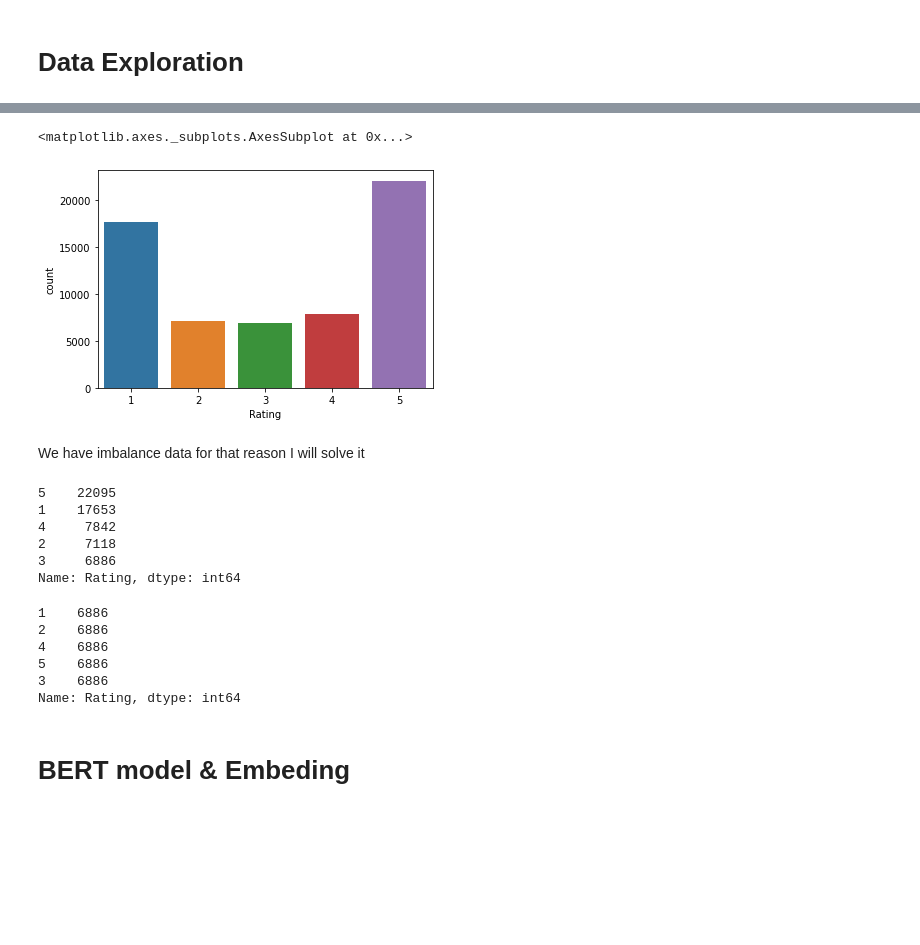
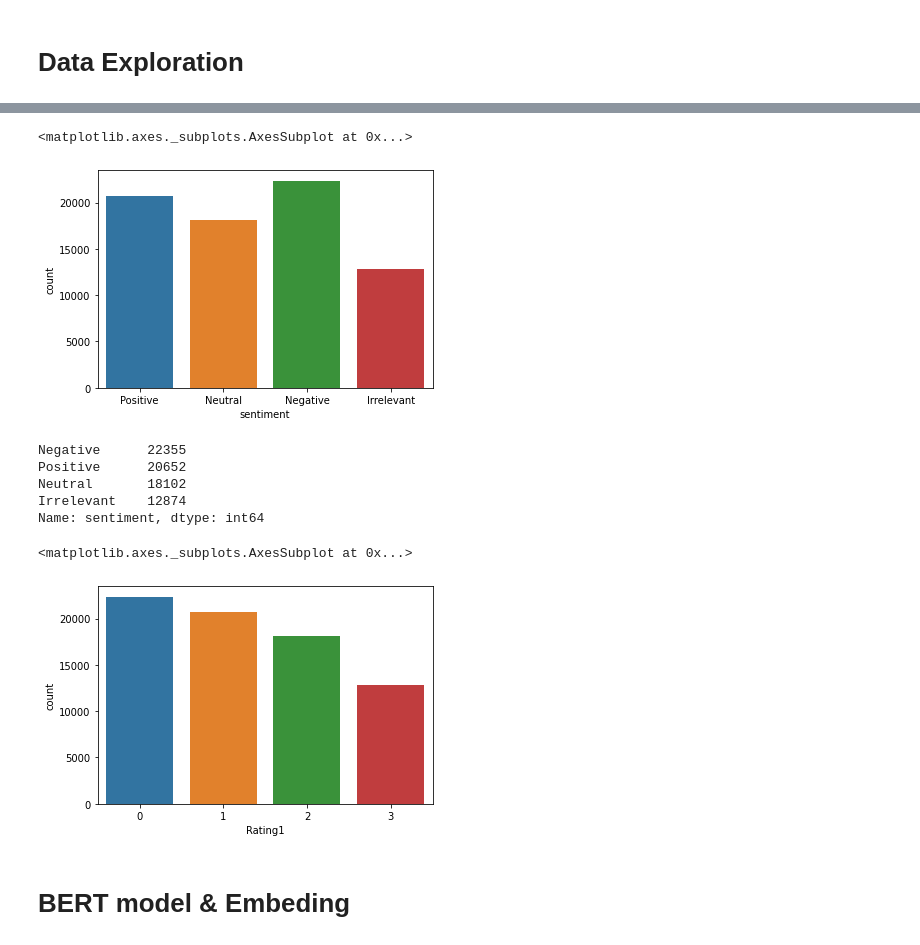
Before and after one commit to tural327/Bert_model, a Jupyter notebook: Untitled8.ipynb, the cells around one changed output, grey strips where cells are left out. Saved outputs shown, nothing was run; the diff lists cells and outputs as text; code cells hidden in the pictures; blank space fills up the shorter version.

```diff
--- a/Untitled8.ipynb
+++ b/Untitled8.ipynb
@@ -45,0 +73,6 @@ my_data.head(3)
+# %%
+my_data.columns = ['#', 'refers to', 'sentiment', 'text']
+# %%
+my_data.dropna(inplace=True)
+# %%
+my_data['num_words'] = my_data.text.apply(lambda x:len(x.split()))
@@ -45,0 +83,2 @@ my_data.head(3)
+# %%
+my_data = my_data[my_data['num_words']<100]
@@ -46,17 +112,5 @@ my_data.head(3)
 # %%
-sns.countplot('Rating', data=my_data)
+sns.countplot('sentiment', data=my_data)
 # %% [output]
 <matplotlib.axes._subplots.AxesSubplot at 0x...>
-[figure, old version]
+[figure, new version]
-# %% [markdown]
-We have imbalance data for that reason I will solve it
-# %%
-#downsampling
-my_data["Rating"].value_counts()
-# %% [output]
-5    22095
-1    17653
-4     7842
-2     7118
-3     6886
-Name: Rating, dtype: int64
@@ -76,10 +117,9 @@ df_full =pd.concat([df1_down_samp,df2_down_samp,df4_down_samp,df5_down_samp,df3]
-# %%
-df_full["Rating"].value_counts()
-# %% [output]
-1    6886
-2    6886
-4    6886
-5    6886
-3    6886
-Name: Rating, dtype: int64
+# %%
+my_data.sentiment.value_counts()
+# %% [output]
+Negative      22355
+Positive      20652
+Neutral       18102
+Irrelevant    12874
+Name: sentiment, dtype: int64
 # %%
@@ -99,0 +139,5 @@ df_full['Rating1'] = df_full.Rating.apply(correect)
+# %%
+sns.countplot('Rating1', data=my_data)
+# %% [output]
+<matplotlib.axes._subplots.AxesSubplot at 0x...>
+[figure, added]
```
Also changed, not shown: parts of 37 cells of this notebook.
